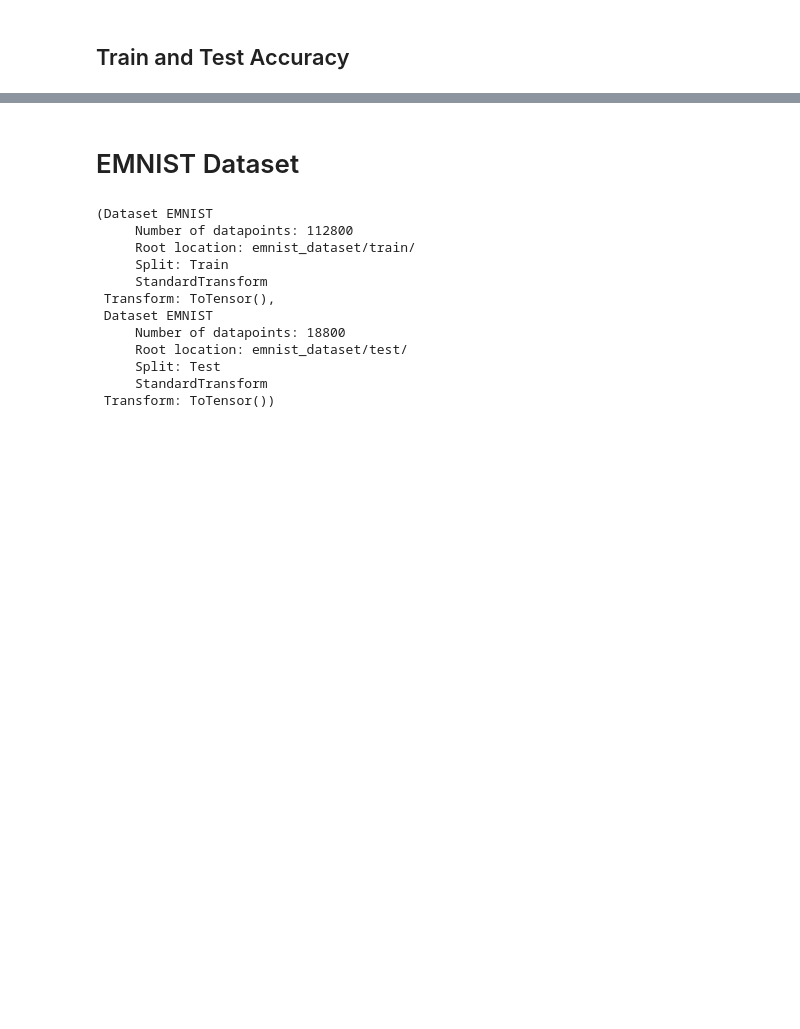
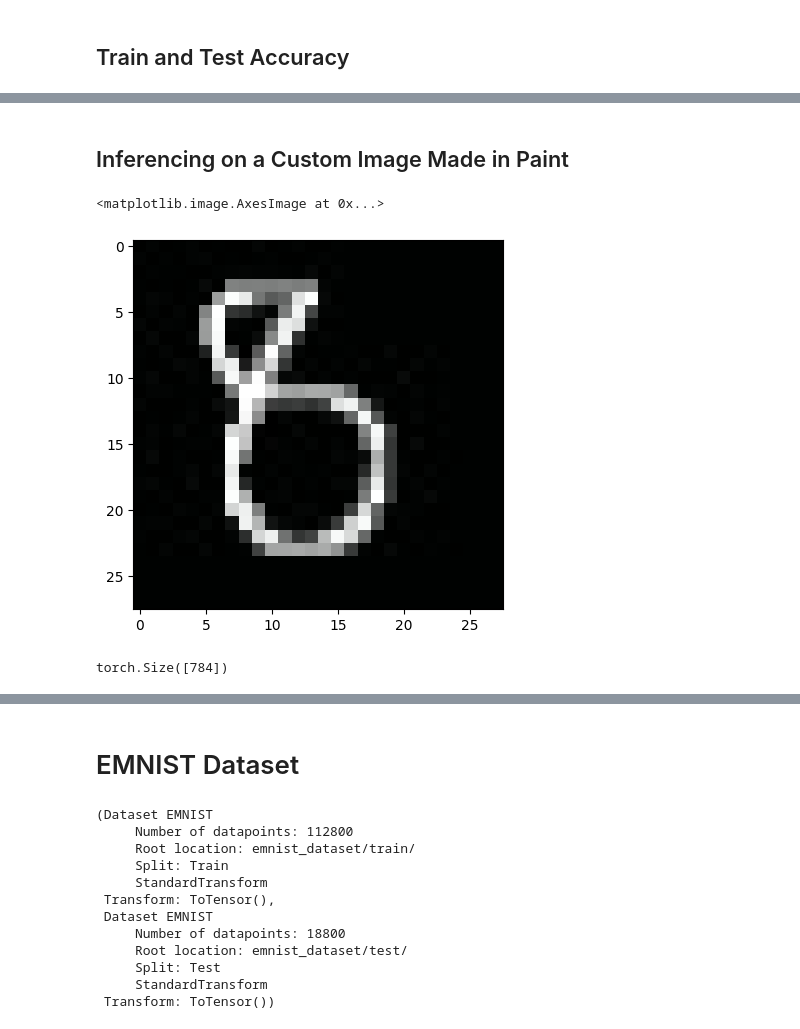
Before and after one commit to Bikash9841/AI-Trainee-Week-4, a Jupyter notebook: Multiclass_Classification_Assignment.ipynb, the cells around one changed output, grey strips where cells are left out. Saved outputs shown, nothing was run; the diff lists cells and outputs as text; code cells hidden in the pictures; blank space fills up the shorter version.

```diff
--- a/Multiclass_Classification_Assignment.ipynb
+++ b/Multiclass_Classification_Assignment.ipynb
@@ -226,0 +268,15 @@ Test Accuracy: 0.8949999809265137
+# %% [markdown]
+## Inferencing on a Custom Image Made in Paint
+# %%
+# inf_img=torch.tensor(plt.imread('/media/bikasherl/New Volume/Bajra_Tech/Week 4/image.jpg'))
+inf_img=torch.tensor(plt.imread('/media/bikasherl/New Volume/Bajra_Tech/Week 4/image2.jpeg'))
+# inf_img=torch.tensor(plt.imread('/media/bikasherl/New Volume/Bajra_Tech/Week 4/image3.jpeg'))
+plt.imshow(inf_img)
+# %% [output]
+<matplotlib.image.AxesImage at 0x...>
+[figure, added]
+# %%
+inf_img=inf_img[:,:,0].flatten(0,1)
+inf_img.shape
+# %% [output]
+torch.Size([784])
```
Also changed, not shown: parts of 40 cells of this notebook.
